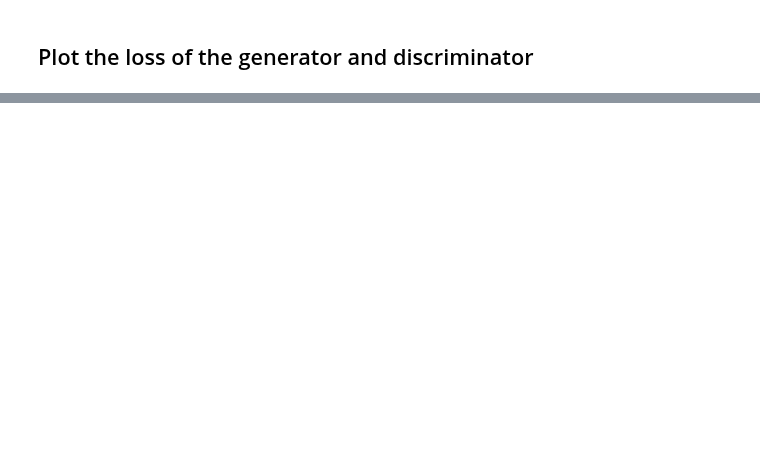
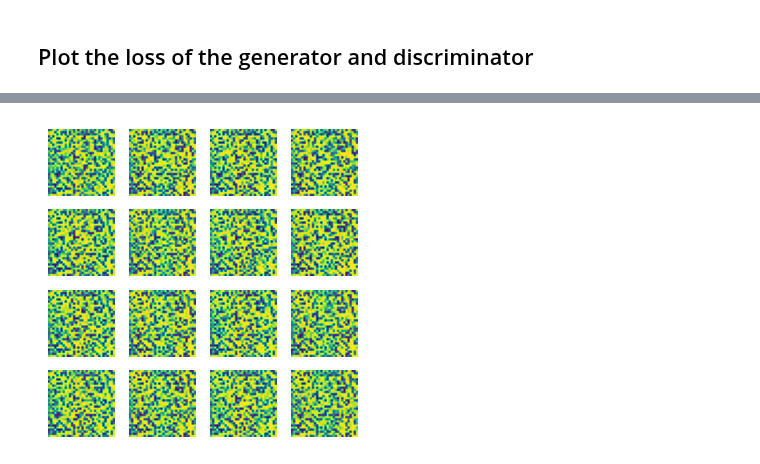
Before and after one commit to pSzyc/Ising, a Jupyter notebook: Model/GAN/GAN_colab.ipynb, the cells around one changed output, grey strips where cells are left out. Saved outputs shown, nothing was run; the diff lists cells and outputs as text; code cells hidden in the pictures; blank space fills up the shorter version.

```diff
--- a/Model/GAN/GAN_colab.ipynb
+++ b/Model/GAN/GAN_colab.ipynb
@@ -116,0 +155,9 @@ sns.heatmap(predictions[0, :, :, 0]>0)
+# %%
+fig = plt.figure(figsize=(4,4))
+
+for i in range(predictions.shape[0]):
+    plt.subplot(4, 4, i+1)
+    plt.imshow(predictions[i, :, :, 0])
+    plt.axis('off')
+# %% [output]
+[figure, added]
```
Also changed, not shown: parts of 11 cells of this notebook.
